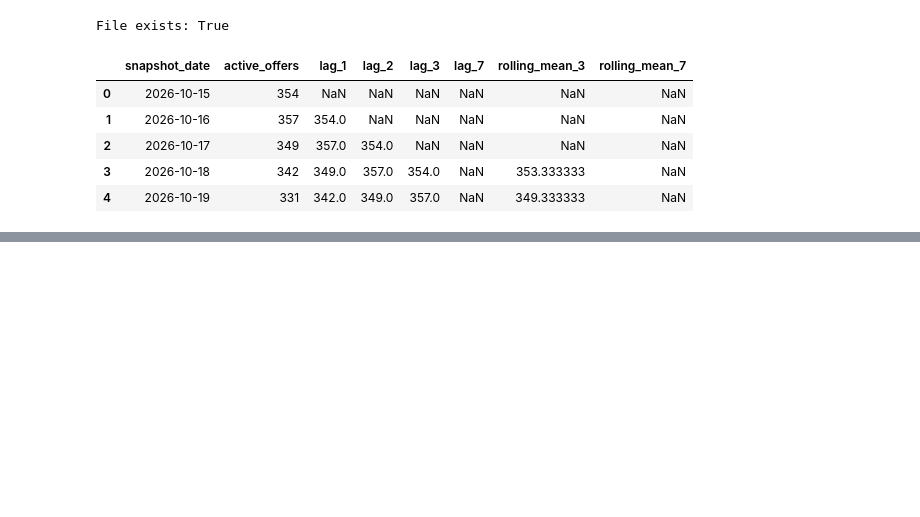
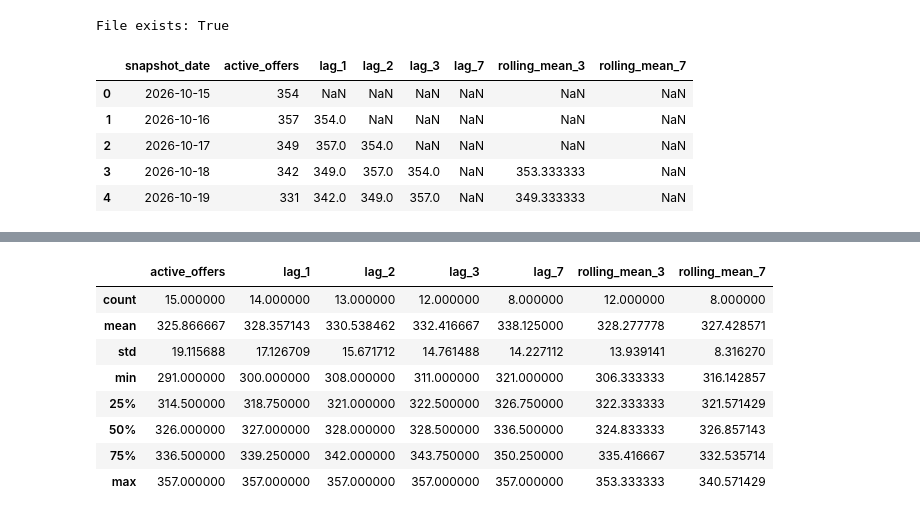
Before and after one commit to mkplwro/job-market-sql-pipeline, a Jupyter notebook: notebooks/01_forecasting_eda.ipynb.ipynb, the cells around one changed output, grey strips where cells are left out. Drawn from its saved outputs; the diff is of its cells as text; code cells hidden in the pictures; blank space fills up the shorter version.

```diff
--- a/notebooks/01_forecasting_eda.ipynb.ipynb
+++ b/notebooks/01_forecasting_eda.ipynb.ipynb
@@ -85,0 +96,12 @@ memory usage: 900.0+ bytes
+# %%
+df.describe()
+# %% [output]
+|  | active_offers | lag_1 | lag_2 | lag_3 | lag_7 | rolling_mean_3 | rolling_mean_7 |
+| count | 15.000000 | 14.000000 | 13.000000 | 12.000000 | 8.000000 | 12.000000 | 8.000000 |
+| mean | 325.866667 | 328.357143 | 330.538462 | 332.416667 | 338.125000 | 328.277778 | 327.428571 |
+| std | 19.115688 | 17.126709 | 15.671712 | 14.761488 | 14.227112 | 13.939141 | 8.316270 |
+| min | 291.000000 | 300.000000 | 308.000000 | 311.000000 | 321.000000 | 306.333333 | 316.142857 |
+| 25% | 314.500000 | 318.750000 | 321.000000 | 322.500000 | 326.750000 | 322.333333 | 321.571429 |
+| 50% | 326.000000 | 327.000000 | 328.000000 | 328.500000 | 336.500000 | 324.833333 | 326.857143 |
+| 75% | 336.500000 | 339.250000 | 342.000000 | 343.750000 | 350.250000 | 335.416667 | 332.535714 |
+| max | 357.000000 | 357.000000 | 357.000000 | 357.000000 | 357.000000 | 353.333333 | 340.571429 |
```
Also changed, not shown: parts of 16 cells of this notebook.
